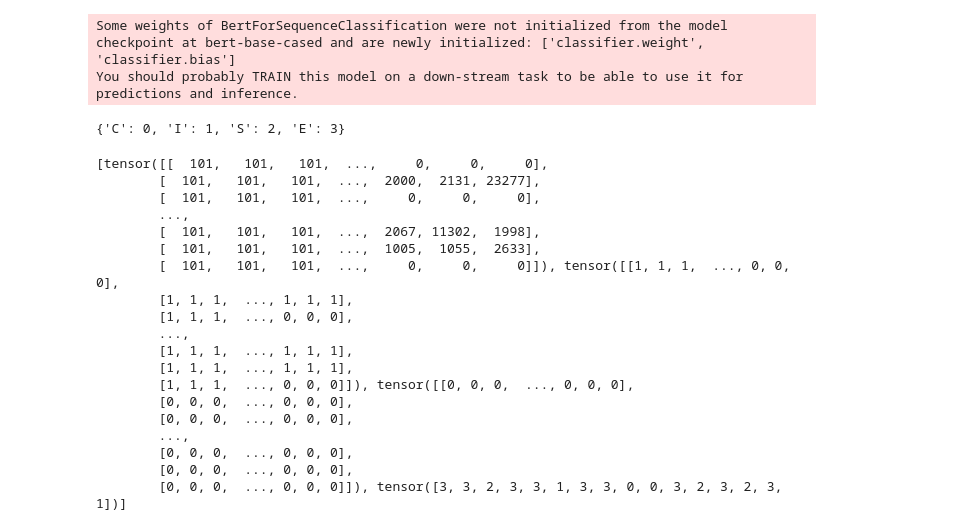
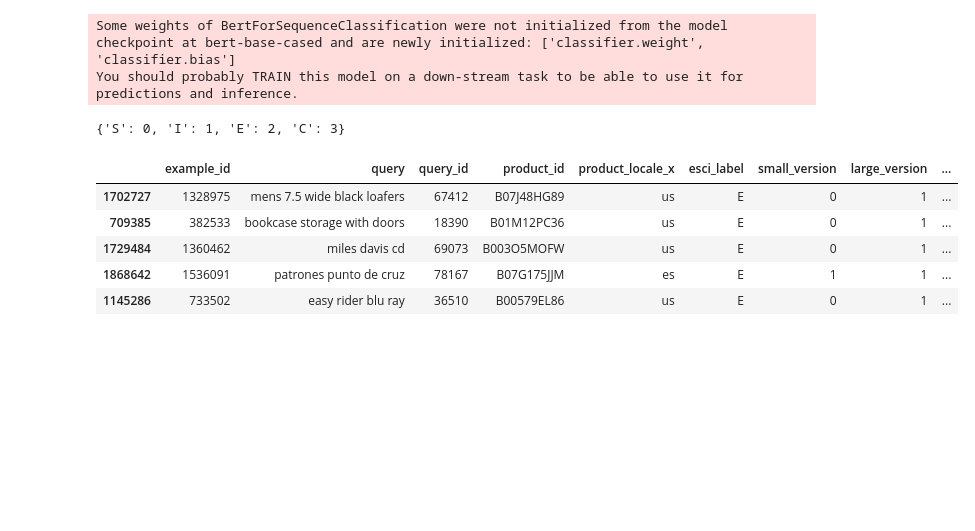
Before and after one commit to amhaiskar0921/BTTAIAmazonProject, a Jupyter notebook: main_clean.ipynb, the cells around one changed output. Saved outputs shown, nothing was run; the diff lists cells and outputs as text; code cells hidden in the pictures; blank space fills up the shorter version.

```diff
--- a/main_clean.ipynb
+++ b/main_clean.ipynb
@@ -14,11 +13,12 @@ Drive already mounted at /content/drive; to attempt to forcibly remount, call dr
 # %%
 shopping_data = pq.read_table('/content/drive/MyDrive/Amazon (LA) - Multi-Class Product Classification (Team A)/Datasets/shopping_queries_dataset_examples.parquet')
 df = shopping_data.to_pandas()
-missing_values = df.isnull().sum()
 shopping_data_p = pq.read_table('/content/drive/MyDrive/Amazon (LA) - Multi-Class Product Classification (Team A)/Datasets/shopping_queries_dataset_products.parquet')
 df_p = shopping_data_p.to_pandas()
+df_p = dp_p.drop(columns=['product_locale']) #repeated column with df
 # %%
 df_merged = pd.merge(df, df_p, on='product_id', how='inner')
+df_merged= df_merged.drop(["product_locale"])
 print(f"number of products {len(pd.unique(df_merged['product_id']))}")
 df_merged_no_null = df_merged.fillna("")
 missing_values = df_merged_no_null.isnull().sum()
@@ -195,11 +191,10 @@ def convert_examples_to_inputs(example_texts, example_labels, label2idx, max_seq
 rest_texts, test_texts, rest_labels, test_labels = train_test_split(input_sequences, sampled_merged_no_null['esci_label'].tolist(), test_size=0.1, random_state=1)
 train_texts, dev_texts, train_labels, dev_labels = train_test_split(rest_texts, rest_labels, test_size=0.1, random_state=1)
 # %%
-
 target_names = list(set(sampled_merged_no_null['esci_label'].tolist()))
 label2idx = {label: idx for idx, label in enumerate(target_names)}
 print(label2idx)
 # %% [output]
-{'C': 0, 'I': 1, 'S': 2, 'E': 3}
+{'S': 0, 'I': 1, 'E': 2, 'C': 3}
 # %%
 # inputItem = BertInputItem()
@@ -213,27 +208,12 @@ BATCH_SIZE = 16
 train_dataloader = get_data_loader(train_features, MAX_SEQ_LENGTH, BATCH_SIZE, shuffle=True)
 dev_dataloader = get_data_loader(dev_features, MAX_SEQ_LENGTH, BATCH_SIZE, shuffle=False)
 test_dataloader = get_data_loader(test_features, MAX_SEQ_LENGTH, BATCH_SIZE, shuffle=False)
-# %%
-for i in dev_dataloader:
-  print(i)
-  break
-# %% [output]
-[tensor([[  101,   101,   101,  ...,     0,     0,     0],
-        [  101,   101,   101,  ...,  2000,  2131, 23277],
-        [  101,   101,   101,  ...,     0,     0,     0],
-        ...,
-        [  101,   101,   101,  ...,  2067, 11302,  1998],
-        [  101,   101,   101,  ...,  1005,  1055,  2633],
-        [  101,   101,   101,  ...,     0,     0,     0]]), tensor([[1, 1, 1,  ..., 0, 0, 0],
-        [1, 1, 1,  ..., 1, 1, 1],
-        [1, 1, 1,  ..., 0, 0, 0],
-        ...,
-        [1, 1, 1,  ..., 1, 1, 1],
-        [1, 1, 1,  ..., 1, 1, 1],
-        [1, 1, 1,  ..., 0, 0, 0]]), tensor([[0, 0, 0,  ..., 0, 0, 0],
-        [0, 0, 0,  ..., 0, 0, 0],
-        [0, 0, 0,  ..., 0, 0, 0],
-        ...,
-        [0, 0, 0,  ..., 0, 0, 0],
-        [0, 0, 0,  ..., 0, 0, 0],
-        [0, 0, 0,  ..., 0, 0, 0]]), tensor([3, 3, 2, 3, 3, 1, 3, 3, 0, 0, 3, 2, 3, 2, 3, 1])]
+# %%
+sampled_merged_no_null.head()
+# %% [output]
+|  | example_id | query | query_id | product_id | product_locale_x | esci_label | small_version | large_version | ... |
+| 1702727 | 1328975 | mens 7.5 wide black loafers | 67412 | B07J48HG89 | us | E | 0 | 1 | ... |
+| 709385 | 382533 | bookcase storage with doors | 18390 | B01M12PC36 | us | E | 0 | 1 | ... |
+| 1729484 | 1360462 | miles davis cd | 69073 | B003O5MOFW | us | E | 0 | 1 | ... |
+| 1868642 | 1536091 | patrones punto de cruz | 78167 | B07G175JJM | es | E | 1 | 1 | ... |
+| 1145286 | 733502 | easy rider blu ray | 36510 | B00579EL86 | us | E | 0 | 1 | ... |
```
Also changed, not shown: parts of 11 cells of this notebook.
